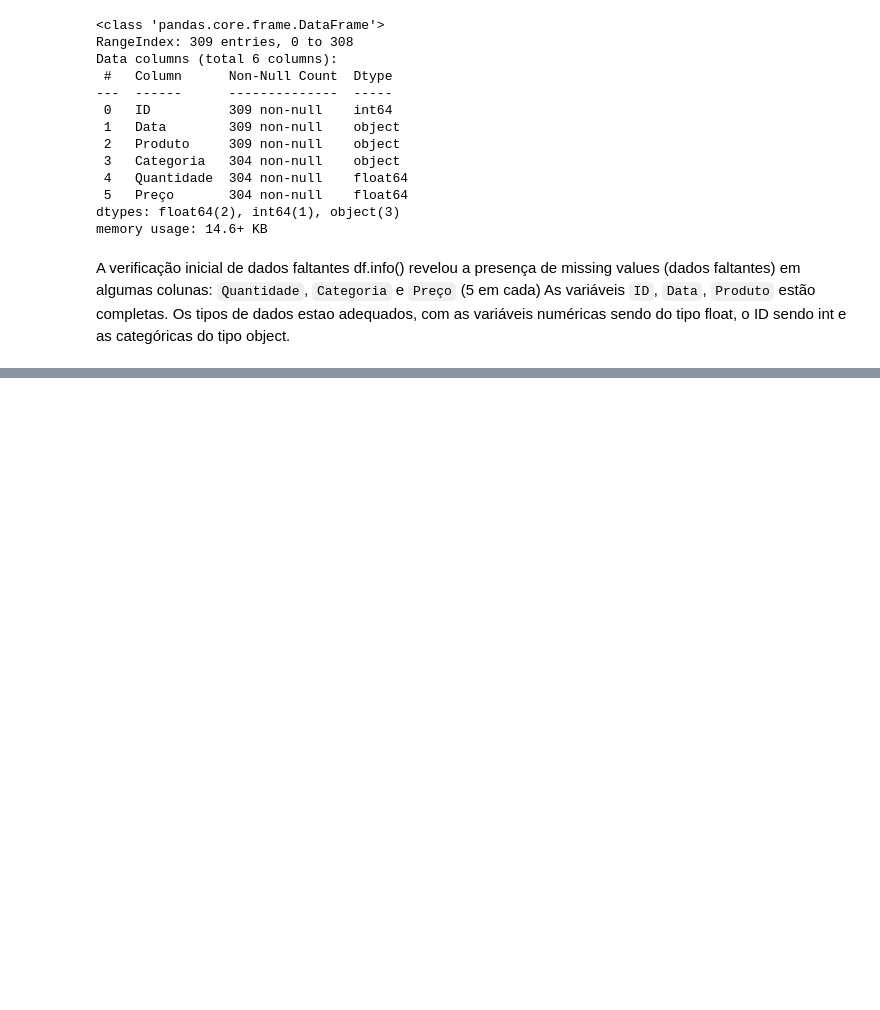
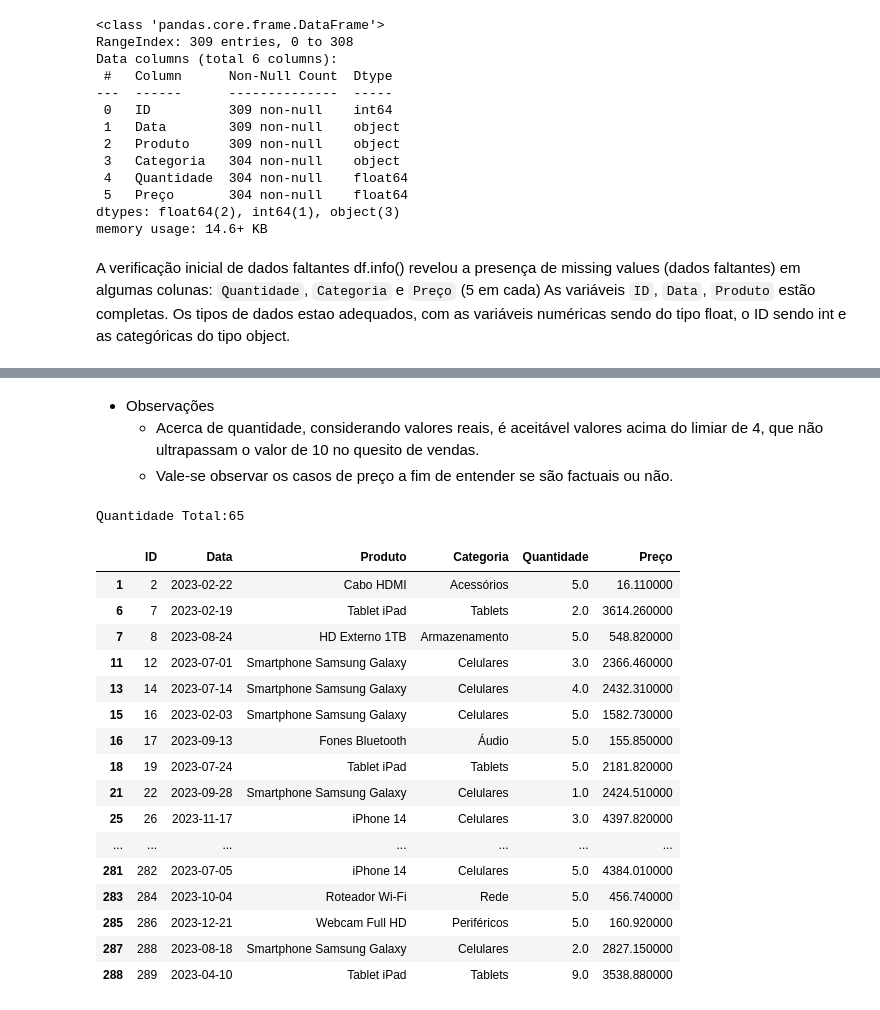
Before and after one commit to carlsnog/Teste_Analytics_CarlosNogueira, a Jupyter notebook: limpeza_analise_venda.ipynb, the cells around one changed output, grey strips where cells are left out. Drawn from its saved outputs; the diff is of its cells as text; code cells hidden in the pictures; blank space fills up the shorter version.

```diff
--- a/limpeza_analise_venda.ipynb
+++ b/limpeza_analise_venda.ipynb
@@ -52,0 +207,27 @@ vendas.describe()
+# %% [markdown]
+* Observações
+  * Acerca de quantidade, considerando valores reais, é aceitável valores acima do limiar de 4, que não ultrapassam o valor de 10 no quesito de vendas.
+  * Vale-se observar os casos de preço a fim de entender se são factuais ou não.
+# %%
+# Visualizando quem são os outliers
+print("Quantidade Total:" + str(len(df_limpo[outliers_preco | outliers_quantidade])))
+df_limpo[outliers_preco | outliers_quantidade]
+# %% [output]
+Quantidade Total:65
+|  | ID | Data | Produto | Categoria | Quantidade | Preço |
+| 1 | 2 | 2023-02-22 | Cabo HDMI | Acessórios | 5.0 | 16.110000 |
+| 6 | 7 | 2023-02-19 | Tablet iPad | Tablets | 2.0 | 3614.260000 |
+| 7 | 8 | 2023-08-24 | HD Externo 1TB | Armazenamento | 5.0 | 548.820000 |
+| 11 | 12 | 2023-07-01 | Smartphone Samsung Galaxy | Celulares | 3.0 | 2366.460000 |
+| 13 | 14 | 2023-07-14 | Smartphone Samsung Galaxy | Celulares | 4.0 | 2432.310000 |
+| 15 | 16 | 2023-02-03 | Smartphone Samsung Galaxy | Celulares | 5.0 | 1582.730000 |
+| 16 | 17 | 2023-09-13 | Fones Bluetooth | Áudio | 5.0 | 155.850000 |
+| 18 | 19 | 2023-07-24 | Tablet iPad | Tablets | 5.0 | 2181.820000 |
+| 21 | 22 | 2023-09-28 | Smartphone Samsung Galaxy | Celulares | 1.0 | 2424.510000 |
+| 25 | 26 | 2023-11-17 | iPhone 14 | Celulares | 3.0 | 4397.820000 |
+| ... | ... | ... | ... | ... | ... | ... |
+| 281 | 282 | 2023-07-05 | iPhone 14 | Celulares | 5.0 | 4384.010000 |
+| 283 | 284 | 2023-10-04 | Roteador Wi-Fi | Rede | 5.0 | 456.740000 |
+| 285 | 286 | 2023-12-21 | Webcam Full HD | Periféricos | 5.0 | 160.920000 |
+| 287 | 288 | 2023-08-18 | Smartphone Samsung Galaxy | Celulares | 2.0 | 2827.150000 |
+| 288 | 289 | 2023-04-10 | Tablet iPad | Tablets | 9.0 | 3538.880000 |
```
Also changed, not shown: parts of 40 cells of this notebook, 4 other files.
